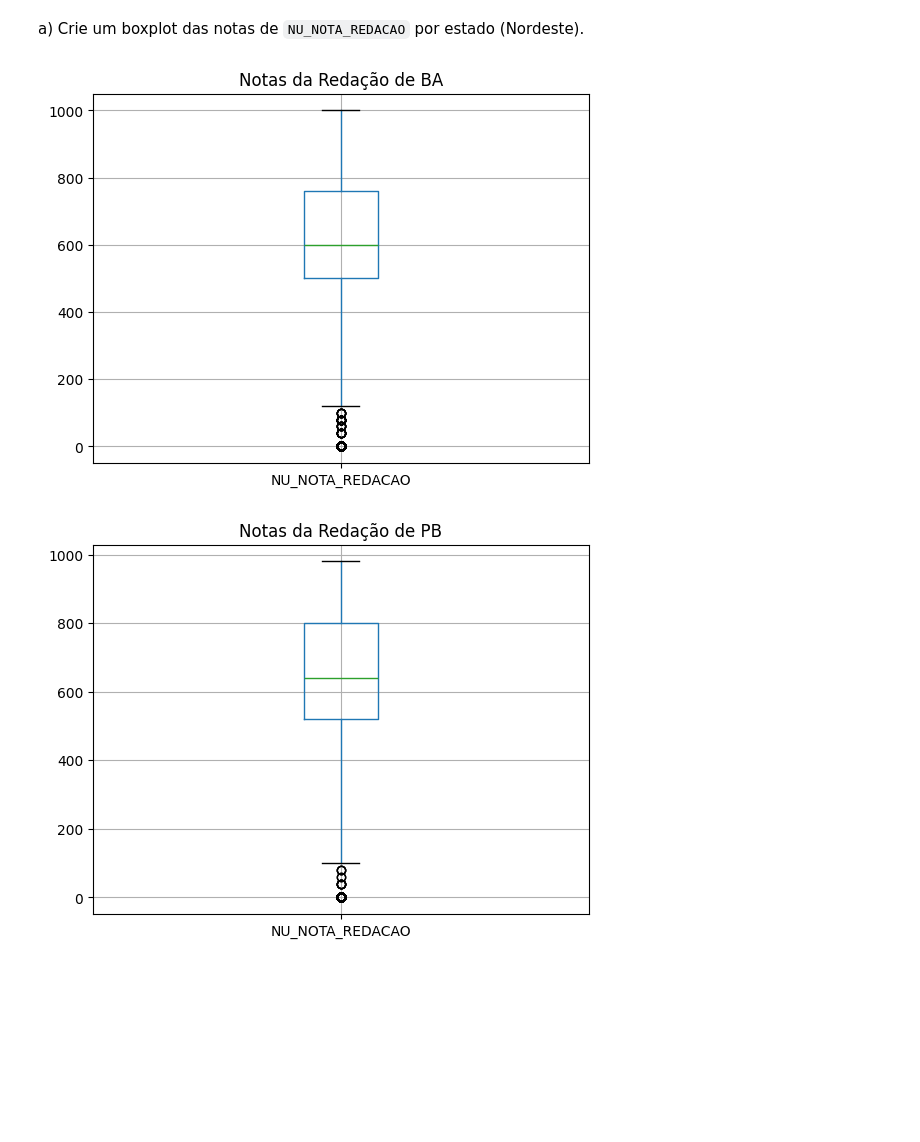
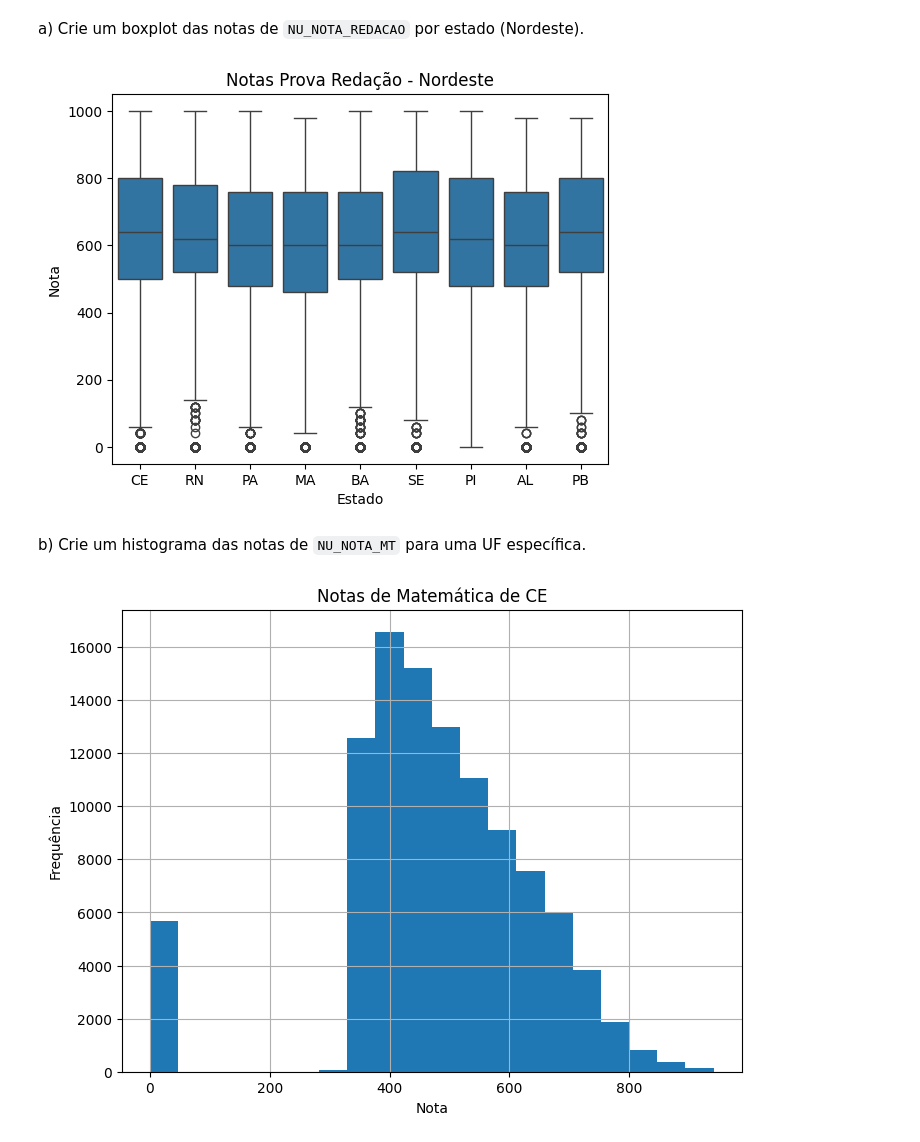
Before and after one commit to cleiton-fraga/pos-ciencia-dados-ia, a Jupyter notebook: AtividadePontuada.ipynb, the cells around one changed output. Drawn from its saved outputs; the diff is of its cells as text; code cells hidden in the pictures; blank space fills up the shorter version.

```diff
--- a/AtividadePontuada.ipynb
+++ b/AtividadePontuada.ipynb
@@ -177,23 +177,63 @@ Adicione título, rótulos e grade.
 Escreva 2–3 frases de interpretação dos gráficos.
 # %% [markdown]
 a) Crie um boxplot das notas de `NU_NOTA_REDACAO` por estado (Nordeste).
+# %%
+import seaborn as sns
+import matplotlib.pyplot as plt
+
+
+# Filtrar somente as colunas "SG_UF_PROVA", "NU_NOTA_REDACAO"
+nota_redacao_por_estado_df = enem_df[["SG_UF_PROVA", "NU_NOTA_REDACAO"]]
+
+
+# Criar boxplot utilizando o pacote "seaborn"
+sns.boxplot(x="SG_UF_PROVA", y="NU_NOTA_REDACAO", data=nota_redacao_por_estado_df)
+
+
+# Plotar o resultado
+plt.title("Notas Prova Redação - Nordeste")
+plt.xlabel("Estado")
+plt.ylabel("Nota")
+plt.show()
+# %% [output]
+[figure, added]
+# %% [markdown]
+b) Crie um histograma das notas de `NU_NOTA_MT` para uma UF específica.
 # %%
+import random
 import matplotlib.pyplot as plt
 
-# Filtrar somente as colunas "SG_UF_PROVA", "NU_NOTA_REDACAO"
-nota_redacao_por_estado_df = enem_df[["SG_UF_PROVA", "NU_NOTA_REDACAO"]]
 
-# Separar num vetor as UFs (sem duplicatas, usando o método `set()` do Python):
-siglas_estados_nordeste = set(nota_redacao_por_estado_df["SG_UF_PROVA"])
+# Filtrar somente as colunas "SG_UF_PROVA", "NU_NOTA_MT"
+nota_matematica_por_estado_df = enem_df[["SG_UF_PROVA", "NU_NOTA_MT"]]
 
-# Iterar por cada UF, filtar as notas da redação, criar e plotar o bloxplot:
-for uf in siglas_estados_nordeste:
-    notas_redacao = pd.DataFrame(
-        nota_redacao_por_estado_df.loc[nota_redacao_por_estado_df["SG_UF_PROVA"] == uf, "NU_NOTA_REDACAO"]
-    )
-    notas_redacao.boxplot(column=["NU_NOTA_REDACAO"])
-    plt.title (f"Notas da Redação de {uf}")
-    plt.show()
+
+# Separar num vetor as UFs (sem duplicatas, usando o método `set()` do Python)
+siglas_estados_nordeste = set(nota_matematica_por_estado_df["SG_UF_PROVA"])
+
+
+# Escolher de forma aleatória uma UF
+sigla_uf = random.choice(list(siglas_estados_nordeste))
+
+
+# Selecionar as notas de matemática para a UF específica em um novo DataFrame
+notas_mt = pd.DataFrame(
+    nota_matematica_por_estado_df.loc[nota_matematica_por_estado_df["SG_UF_PROVA"] == sigla_uf, "NU_NOTA_MT"]
+)
+
+
+# Remover valores "NaN"
+notas_mt = notas_mt.dropna()
+
+
+# Criar histograma
+nota_matematica_por_estado_df["NU_NOTA_MT"].hist(bins=20, figsize=(8,6))
+
+
+# Plotar o resultado
+plt.title(f"Notas de Matemática de {sigla_uf}")
+plt.xlabel("Nota")
+plt.ylabel("Frequência")
+plt.show()
 # %% [output]
-[figure, old version]
+[figure, new version]
-[figure, removed]
```
Also changed, not shown: parts of 1 cell of this notebook.
